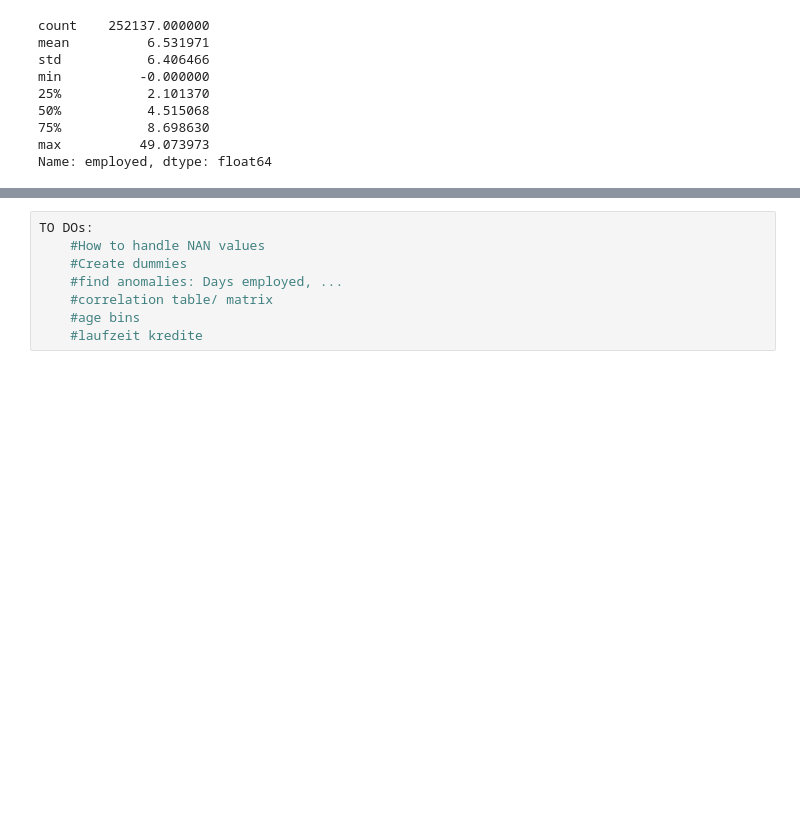
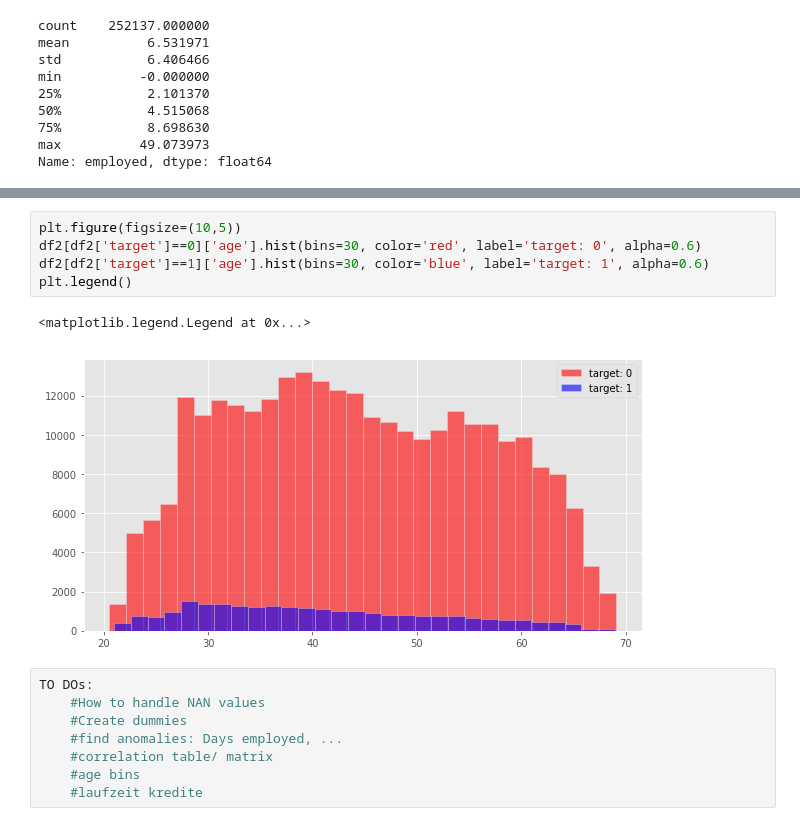
Before and after one commit to 6esche/HomeCredit, a Jupyter notebook: EDA.ipynb, the cells around one changed output, grey strips where cells are left out. Drawn from its saved outputs; the diff is of its cells as text; blank space fills up the shorter version.

```diff
--- a/EDA.ipynb
+++ b/EDA.ipynb
@@ -276,3 +275,11 @@ plt.legend()
+# %%
+plt.figure(figsize=(10,5))
+df2[df2['target']==0]['age'].hist(bins=30, color='red', label='target: 0', alpha=0.6)
+df2[df2['target']==1]['age'].hist(bins=30, color='blue', label='target: 1', alpha=0.6)
+plt.legend()
+# %% [output]
+<matplotlib.legend.Legend at 0x...>
+[figure, added]
 # %%
 TO DOs:
     #How to handle NAN values
```
Also changed, not shown: parts of 2 cells of this notebook.
